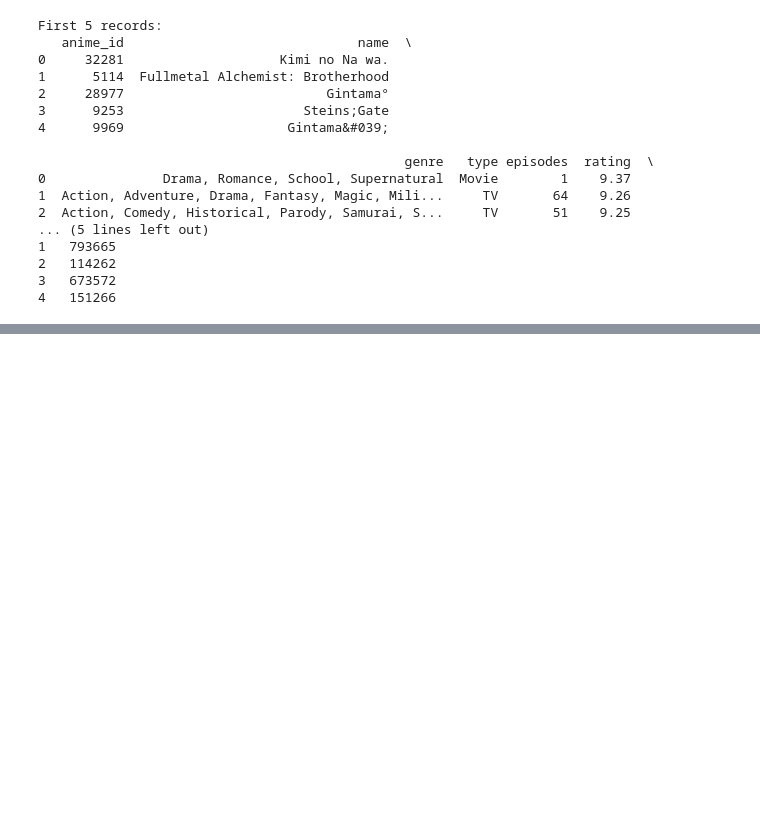
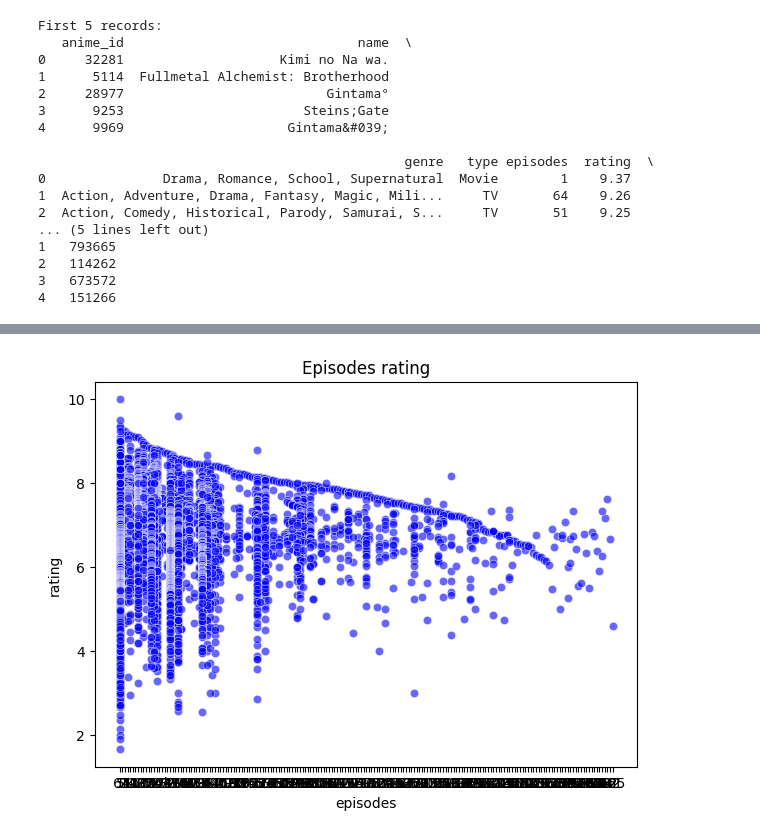
Before and after one commit to WasiqAli275/Ai_gen_webapp_using_flask_streamlit, a Jupyter notebook: notebook/kaggle_anime_EDA.ipynb, the cells around one changed output, grey strips where cells are left out. Drawn from its saved outputs; the diff is of its cells as text; code cells hidden in the pictures; blank space fills up the shorter version.

```diff
--- a/notebook/kaggle_anime_EDA.ipynb
+++ b/notebook/kaggle_anime_EDA.ipynb
@@ -62,0 +123,9 @@ First 5 records:
+# %%
+
+# Episodes vs rating scatter plot
+plt.figure(figsize=(7,5))
+sns.scatterplot(x='episodes', y='rating', data=df, color='blue', alpha=0.6)
+plt.title('Episodes rating')
+plt.show()
+# %% [output]
+[figure, added]
```
Also changed, not shown: parts of 19 cells of this notebook, 1 other file.
